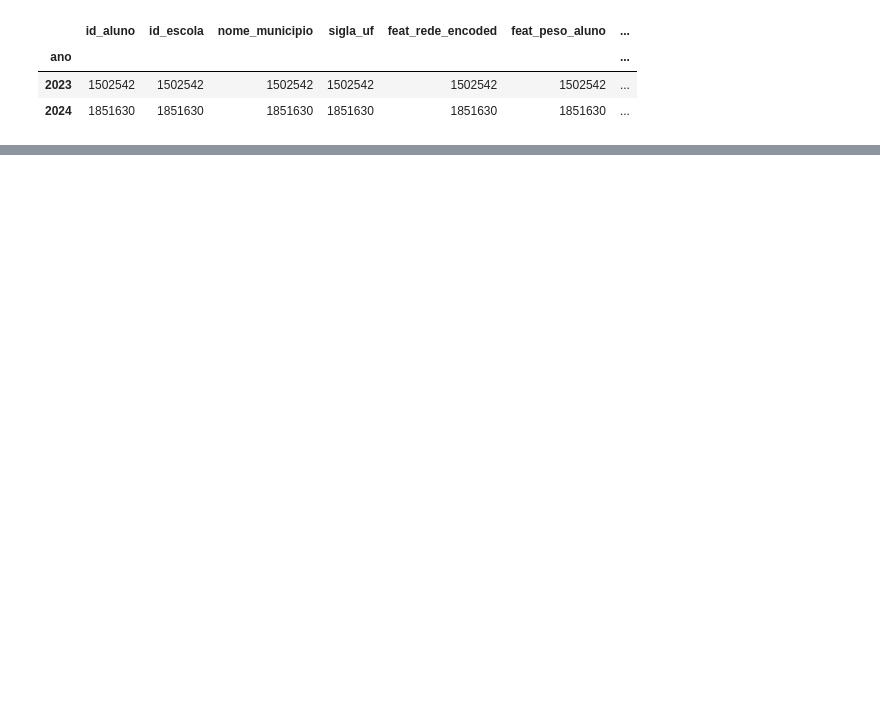
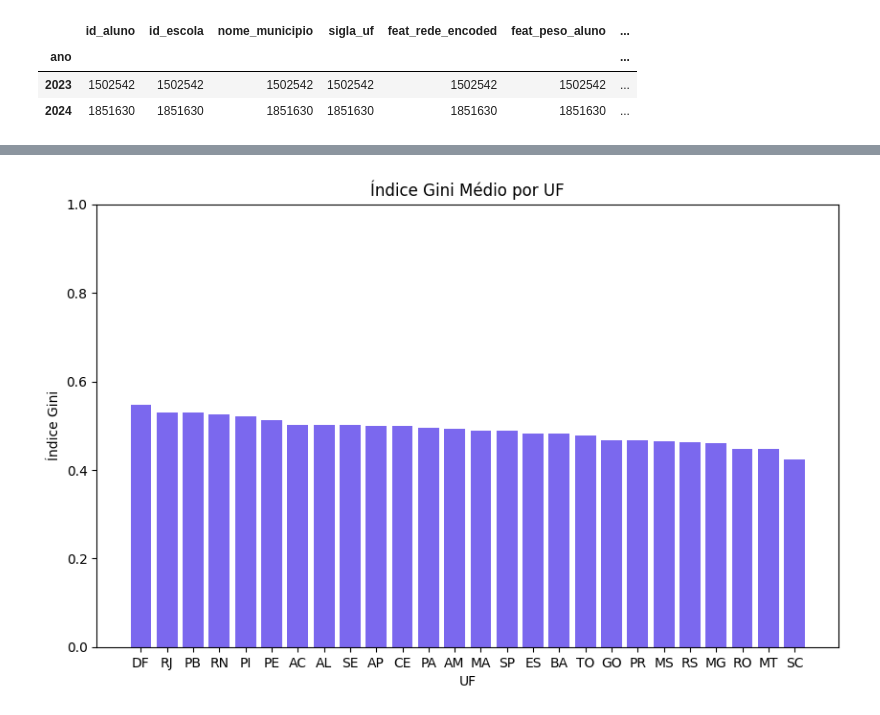
Before and after one commit to giusepelopes/modelagem_alfabetizacao, a Jupyter notebook: notebooks/EDA.ipynb, the cells around one changed output, grey strips where cells are left out. Cells and saved outputs as stored; diff of their text form; code cells hidden in the pictures; blank space fills up the shorter version.

```diff
--- a/notebooks/EDA.ipynb
+++ b/notebooks/EDA.ipynb
@@ -44,0 +164,14 @@ df.groupby('ano').count()
+# %%
+df_gini_medio = df.groupby('sigla_uf')['feat_gini_uf'].mean().reset_index().sort_values(by="feat_gini_uf", ascending=False)
+
+plt.figure(figsize=(10, 6))
+plt.bar(df_gini_medio['sigla_uf'], df_gini_medio['feat_gini_uf'], color='mediumslateblue')
+
+plt.ylim(0, 1)
+
+plt.title('Índice Gini Médio por UF')
+plt.xlabel('UF')
+plt.ylabel('Índice Gini')
+plt.show()
+# %% [output]
+[figure, added]
```
Also changed, not shown: parts of 25 cells of this notebook, 2 other files.
